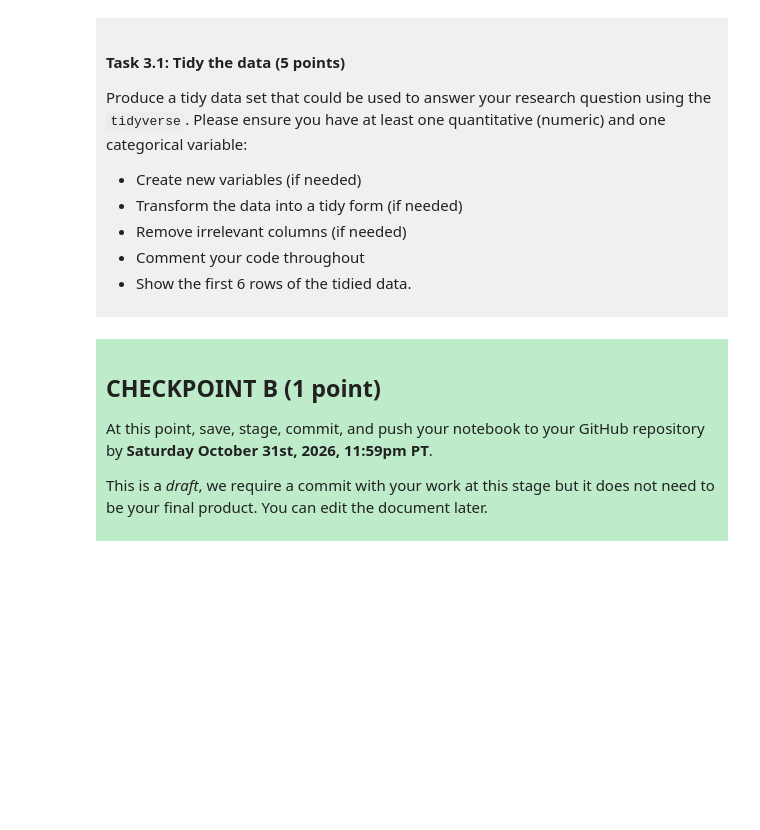
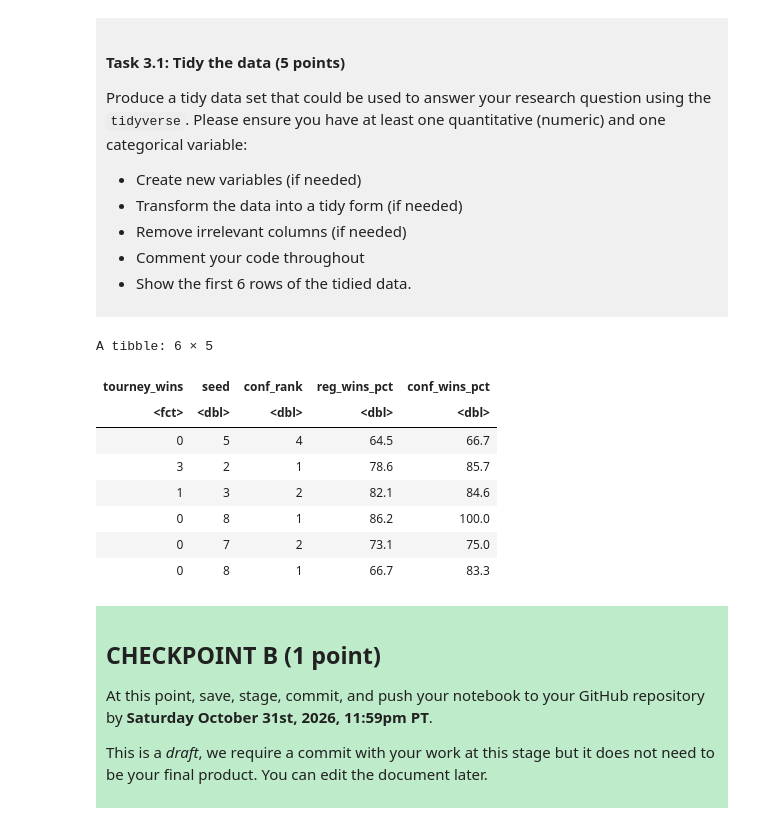
Before and after one commit to ayap07/dsci-100-project-amberyap, a Jupyter notebook: dsci-100-project-notebook.ipynb, the cells around one changed output. Cells and saved outputs as stored; diff of their text form; code cells hidden in the pictures; blank space fills up the shorter version.

```diff
--- a/dsci-100-project-notebook.ipynb
+++ b/dsci-100-project-notebook.ipynb
@@ -189,7 +209,22 @@ Produce a tidy data set that could be used to answer your research question usin
 
 </div>
 # %%
-### EDIT THIS CODE CELL ###
+#need to grab data for opening round (Round 64)
+clean_data <- data |> #making a new data frame with the first data
+    mutate(tourney_wins = as.factor(tourney_wins)) |> #converting the data to factor
+    select(tourney_wins, seed, conf_rank, reg_wins_pct, conf_wins_pct) |> #selecting the target and predictors (relevant)
+    drop_na() #doesn't include those that have NA as their values - used AI to help distinguish error between drop.na and drop_na
+head(clean_data) #shows the first 6 rows as asked
+# %% [output]
+A tibble: 6 × 5
+| tourney_wins | seed | conf_rank | reg_wins_pct | conf_wins_pct |
+| <fct> | <dbl> | <dbl> | <dbl> | <dbl> |
+| 0 | 5 | 4 | 64.5 | 66.7 |
+| 3 | 2 | 1 | 78.6 | 85.7 |
+| 1 | 3 | 2 | 82.1 | 84.6 |
+| 0 | 8 | 1 | 86.2 | 100.0 |
+| 0 | 7 | 2 | 73.1 | 75.0 |
+| 0 | 8 | 1 | 66.7 | 83.3 |
 # %% [markdown]
 <div style="background-color: #beebca; padding: 10px;">
 
```
Also changed, not shown: parts of 3 cells of this notebook.
